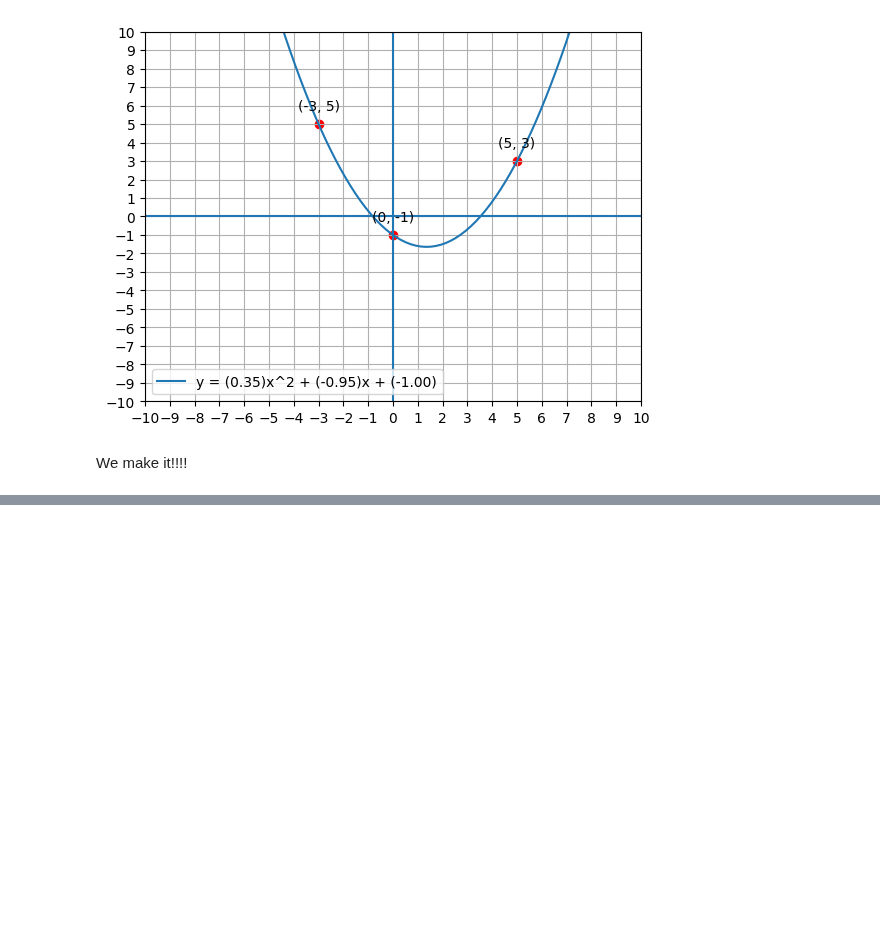
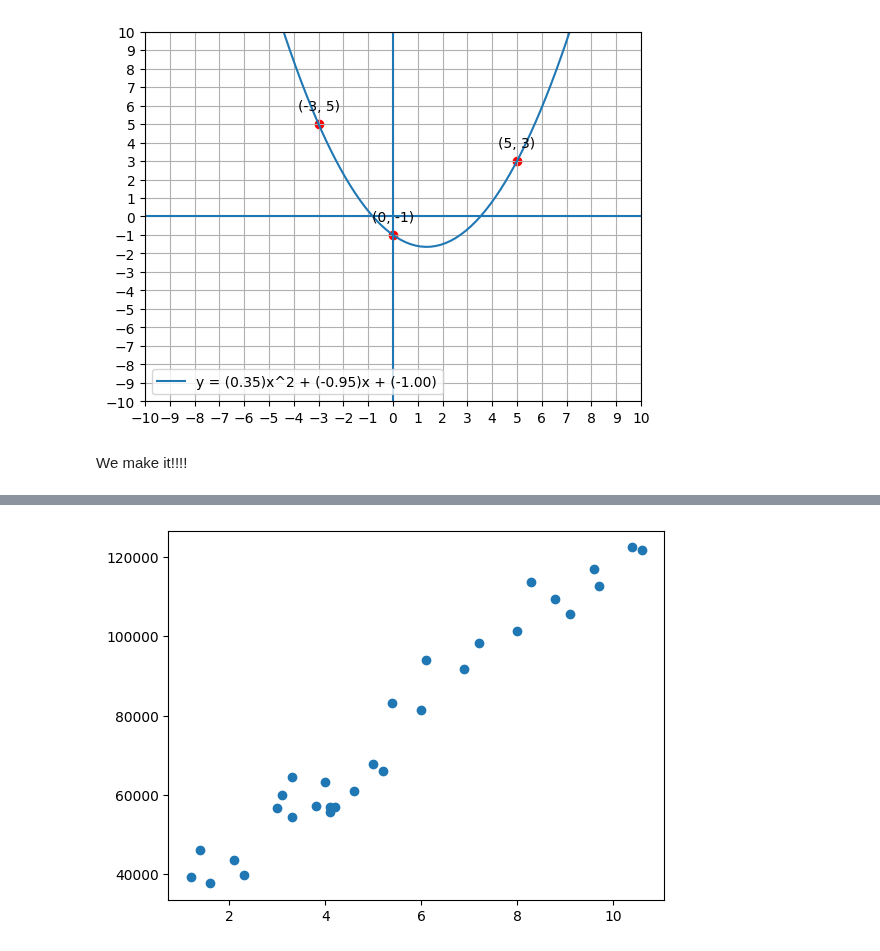
Before and after one commit to TrinhHoangKhang/AI-mini-project, a Jupyter notebook: 011. Gradient descent/Lesson_1.ipynb, the cells around one changed output, grey strips where cells are left out. Saved outputs shown, nothing was run; the diff lists cells and outputs as text; code cells hidden in the pictures; blank space fills up the shorter version.

```diff
--- a/011. Gradient descent/Lesson_1.ipynb
+++ b/011. Gradient descent/Lesson_1.ipynb
@@ -232,0 +255,3 @@ We make it!!!!
+# %%
+df = pd.read_csv('/content/Salary_dataset.csv')
+df.info()
@@ -232,0 +269,7 @@ We make it!!!!
+# %%
+x = df['YearsExperience'].to_numpy()
+y = df['Salary'].to_numpy()
+plt.scatter(x, y)
+x_train, x_test, y_train, y_test = train_test_split(x, y, test_size=0.2)
+# %% [output]
+[figure, added]
```
Also changed, not shown: parts of 8 cells of this notebook.
